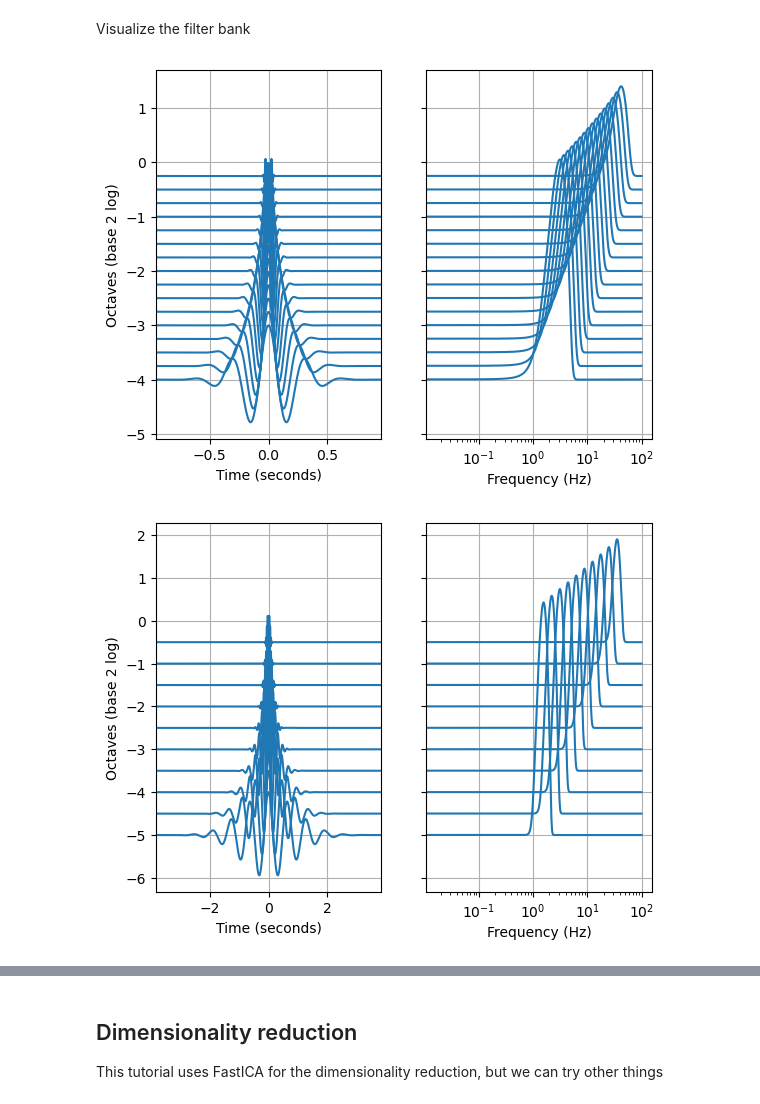
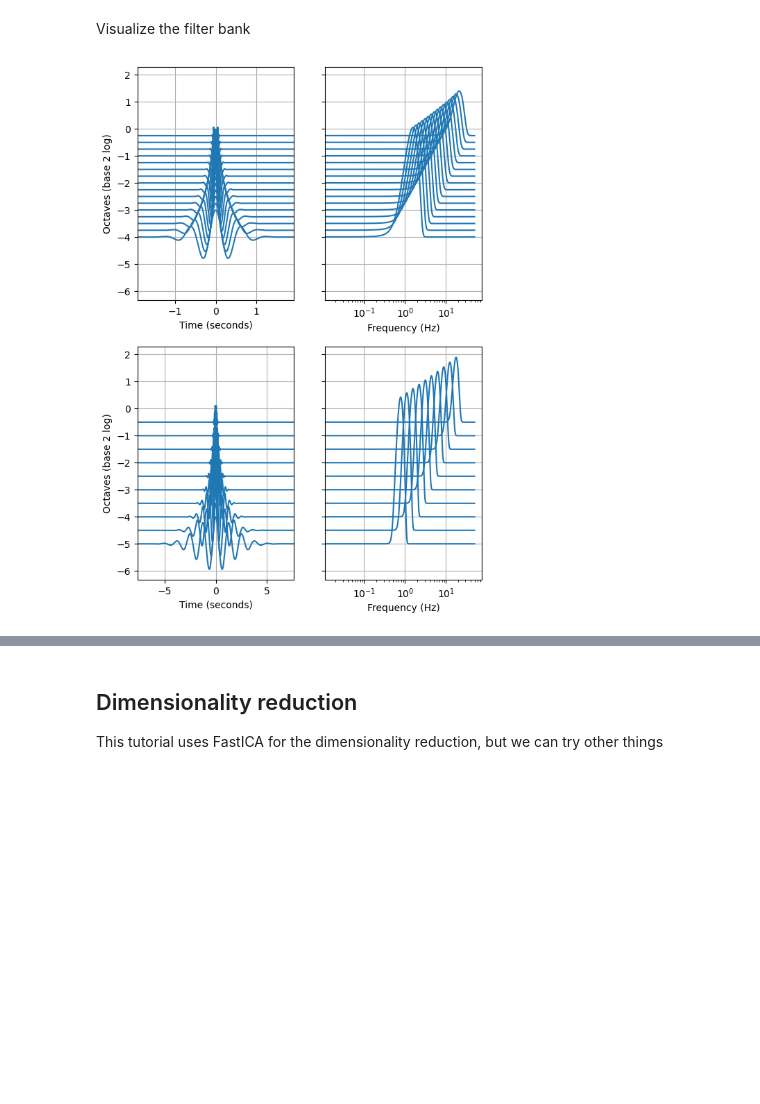
Before and after one commit to koepflma/MSH_AmbientSeismicWavefield, a Jupyter notebook: scatseisnet/scatenet_plot.ipynb, the cells around one changed output, grey strips where cells are left out. Cells and saved outputs as stored; diff of their text form; code cells hidden in the pictures; blank space fills up the shorter version.

```diff
--- a/scatseisnet/scatenet_plot.ipynb
+++ b/scatseisnet/scatenet_plot.ipynb
@@ -79,37 +80,37 @@ ComplexMorletBank(bins=3000, octaves=4, resolution=4, quality=1, sampling_rate=5
 ComplexMorletBank(bins=3000, octaves=5, resolution=2, quality=2, sampling_rate=50.0, len=10)
 # %% [markdown]
 Visualize the filter bank
-# %%
-for i, bank in enumerate(network.banks):
-
-    # Create axes (left for temporal, right for spectral domain)
-    fig, ax = plt.subplots(1, 2, sharey=True)
-
-    # Show each wavelet
-    for wavelet, spectrum, ratio in zip(
-        bank.wavelets, bank.spectra, bank.ratios
-    ):
-
-        # Time domain
-        ax[0].plot(bank.times, wavelet.real + ratio, "C0")
-
-        # Spectral domain (log of amplitude)
-        ax[1].plot(bank.frequencies, np.log(np.abs(spectrum) + 1) + ratio, "C0")
-
-    # Limit view to three times the temporal width of largest wavelet
-    width_max = 3 * bank.widths.max()
-
-    # Labels
-    ax[0].set_ylabel("Octaves (base 2 log)")
-    ax[0].set_xlabel("Time (seconds)")
-    ax[0].set_xlim(-width_max, width_max)
-    ax[0].grid()
-    ax[1].set_xscale("log")
-    ax[1].set_xlabel("Frequency (Hz)")
-    ax[1].grid()
-    plt.savefig(dirpath_save+'network{}.png'.format(i), dpi=300, bbox_inches='tight')
-# %% [output]
-[figure, removed]
-[figure, removed]
+# %%
+# Create axes (left for temporal, right for spectral domain)
+fig, ax = plt.subplots(len(network.banks), 2, sharey=True, figsize=(6.4,4.8*2))
+
+for i, bank in enumerate(network.banks):
+
+    # Show each wavelet
+    for wavelet, spectrum, ratio in zip(bank.wavelets, bank.spectra, bank.ratios):
+        # Time domain
+        ax[i, 0].plot(bank.times, wavelet.real + ratio, "C0")
+
+        # Spectral domain (log of amplitude)
+        ax[i, 1].plot(bank.frequencies, np.log(np.abs(spectrum) + 1) + ratio, "C0")
+
+    # Limit view to three times the temporal width of the largest wavelet
+    width_max = 3 * bank.widths.max()
+
+    # Labels
+    ax[i, 0].set_ylabel("Octaves (base 2 log)")
+    ax[i, 0].set_xlabel("Time (seconds)")
+    ax[i, 0].set_xlim(-width_max, width_max)
+    ax[i, 0].grid()
+    ax[i, 1].set_xscale("log")
+    ax[i, 1].set_xlabel("Frequency (Hz)")
+    ax[i, 1].grid()
+
+# # Save figure with index as part of the filename
+plt.savefig(dirpath + 'figure/network.png', dpi=300, bbox_inches='tight')
+# Show
+plt.show()
+# %% [output]
+[figure, added]
 # %%
 # Load data from file
```
Also changed, not shown: parts of 14 cells of this notebook.
